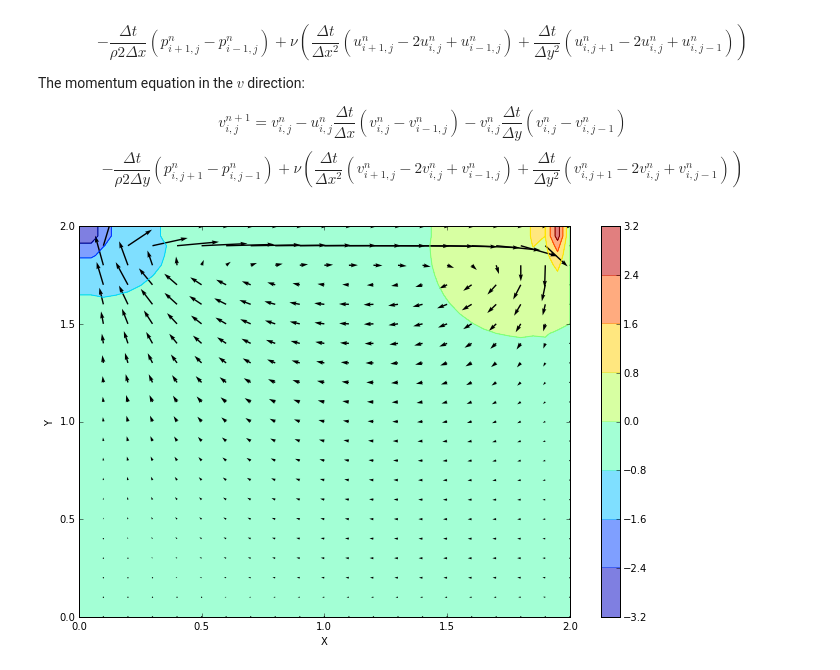
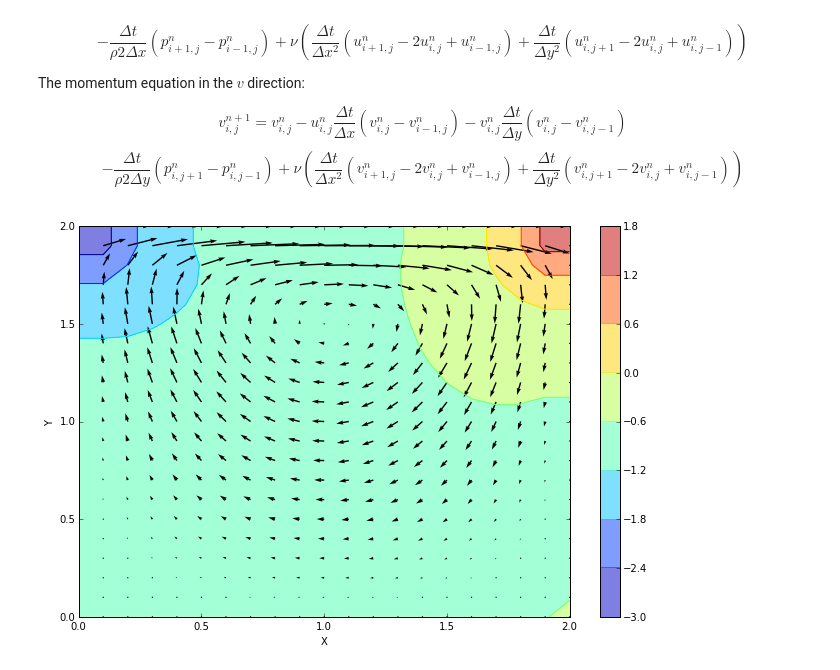
Before and after one commit to cdohl/PAP751, a Jupyter notebook: Finite Difference Techniques/06_velocity pressure formulation.ipynb, the cells around one changed output. Saved outputs shown, nothing was run; the diff lists cells and outputs as text; code cells hidden in the pictures.

```diff
--- a/Finite Difference Techniques/06_velocity pressure formulation.ipynb
+++ b/Finite Difference Techniques/06_velocity pressure formulation.ipynb
@@ -57,11 +57,11 @@ def presPoisson(p, dx, dy,rho):
         p[1:-1,1:-1] = ((pn[1:-1,2:]+pn[1:-1,0:-2])*dy**2+(pn[2:,1:-1]+pn[0:-2,1:-1])*dx**2)/\
                         (2*(dx**2+dy**2)) -\
                         dx**2*dy**2/(2*(dx**2+dy**2))*b[1:-1,1:-1]
-
         p[-1,:] =p[-2,:] ##dp/dy = 0 at y = 2
         p[0,:] = p[1,:]  ##dp/dy = 0 at y = 0
         p[:,0]=p[:,1]    ##dp/dx = 0 at x = 0
-        p[:,-1]=0        ##p = 0 at x = 2
+        p[:,-1]=p[:,-2]  #dp/dy =0 at y = 2
+        p[0,-1] = 0.     #fix pressure at
 
     return p
 # %% [markdown]
@@ -123,37 +123,37 @@ def cavityFlow(nt, u, v, dt, dx, dy, p, rho, nu):
 
     return u, v, p
 # %%
-nx = 41
-ny = 41
-nt = 500
+nx = 21
+ny = 21
+nt = 6500
 nit=50
 c = 1
 dx = 2.0/(nx-1)
 dy = 2.0/(ny-1)
 x = np.linspace(0,2,nx)
 y = np.linspace(0,2,ny)
 X,Y = np.meshgrid(x,y)
 
 rho = 1
-nu = 0.1
-dt = .001
+nu = 0.2
+dt = .01
 
 u = np.zeros((ny, nx))
 v = np.zeros((ny, nx))
 p = np.zeros((ny, nx))
 b = np.zeros((ny, nx))
 u = np.zeros((ny, nx))
 v = np.zeros((ny, nx))
 p = np.zeros((ny, nx))
 b = np.zeros((ny, nx))
 nt = 100
 u, v, p = cavityFlow(nt, u, v, dt, dx, dy, p, rho, nu)
 fig = plt.figure(figsize=(11,7), dpi=100)
 plt.contourf(X,Y,p,alpha=0.5)    ###plnttong the pressure field as a contour
 plt.colorbar()
 plt.contour(X,Y,p)               ###plotting the pressure field outlines
-plt.quiver(X[::2,::2],Y[::2,::2],u[::2,::2],v[::2,::2]) ##plotting velocity
+plt.quiver(X,Y,u,v) ##plotting velocity
 plt.xlabel('X')
 plt.ylabel('Y');
 # %% [output]
-[figure, old version]
+[figure, new version]
```
